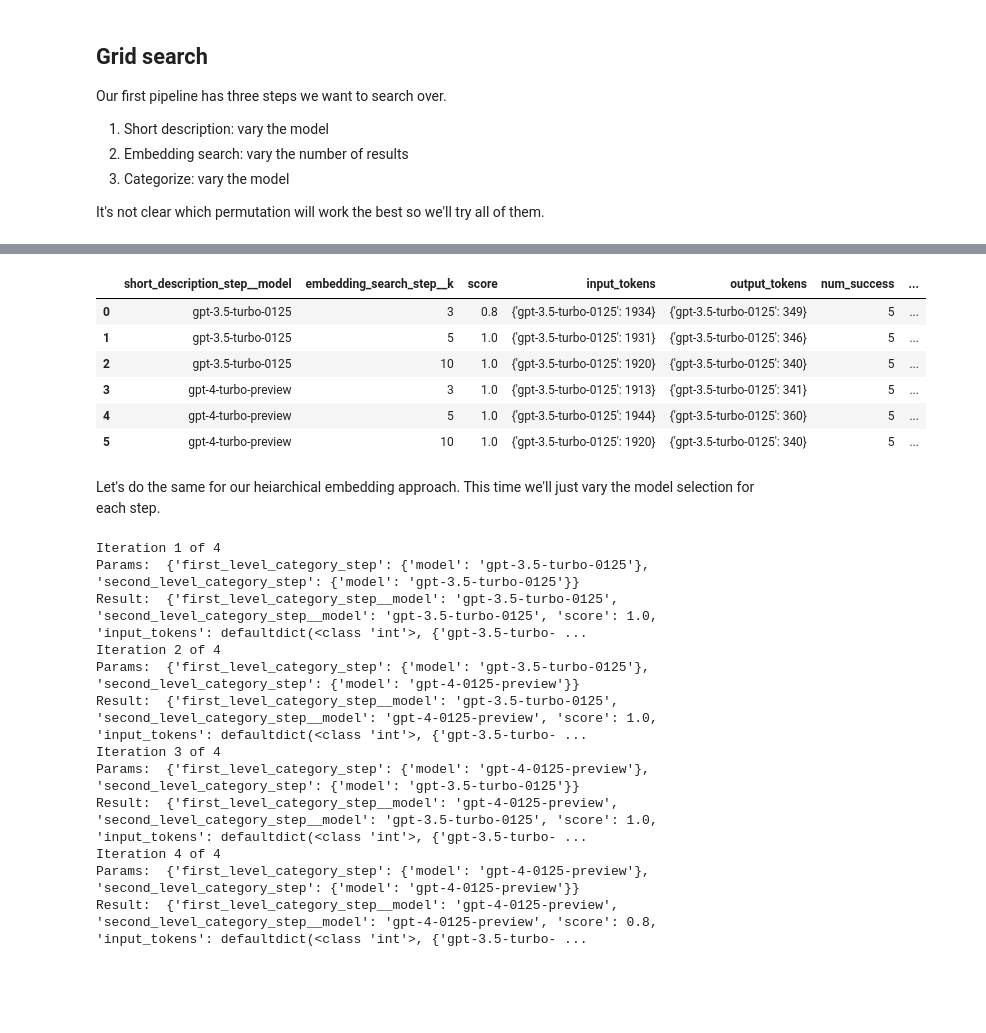
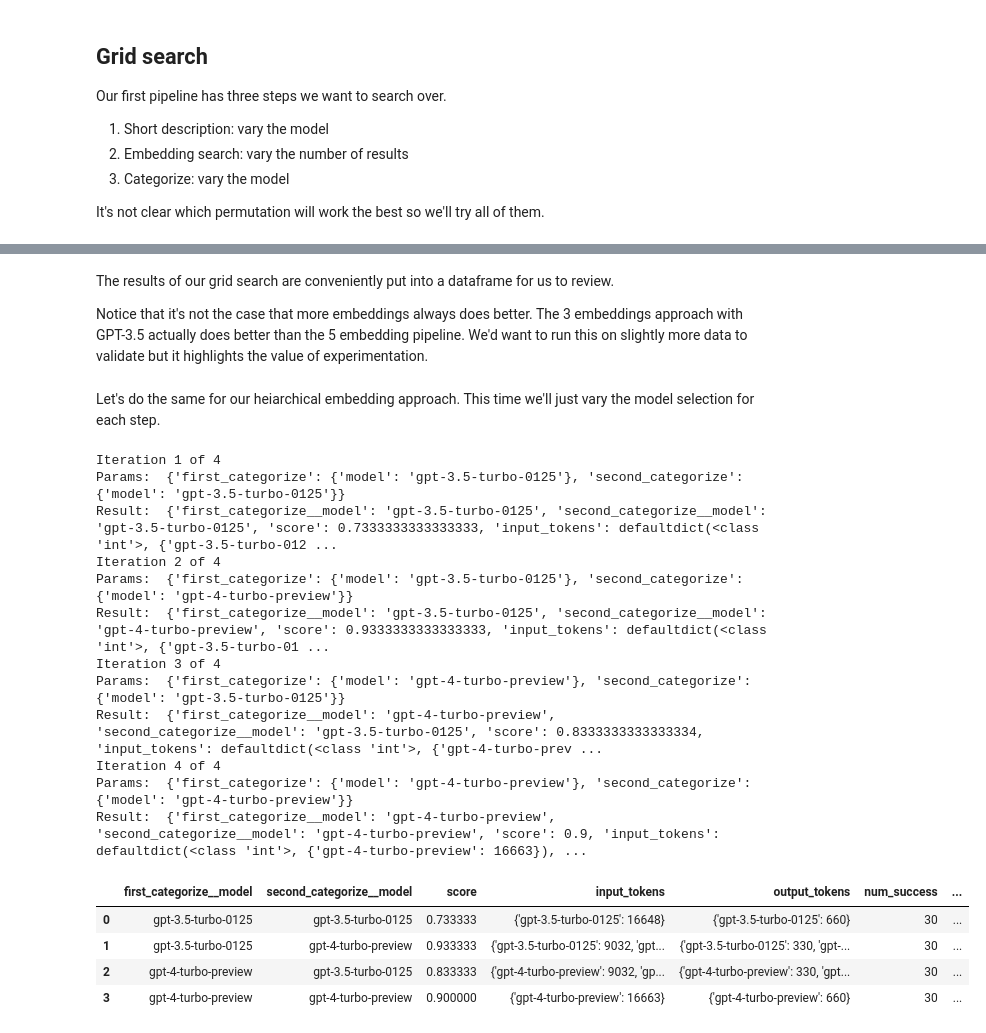
Before and after one commit to villagecomputing/superpipe, a Jupyter notebook: examples/comparing_pipelines/furniture.ipynb, the cells around one changed output, grey strips where cells are left out. Drawn from its saved outputs; the diff is of its cells as text; code cells hidden in the pictures; blank space fills up the shorter version.

```diff
--- a/examples/comparing_pipelines/furniture.ipynb
+++ b/examples/comparing_pipelines/furniture.ipynb
@@ -472,49 +507,38 @@ The results of our grid search are conveniently put into a dataframe for us to r
-# %%
-results_df
-# %% [output]
-|  | short_description_step__model | embedding_search_step__k | score | input_tokens | output_tokens | num_success | ... |
-| 0 | gpt-3.5-turbo-0125 | 3 | 0.8 | {'gpt-3.5-turbo-0125': 1934} | {'gpt-3.5-turbo-0125': 349} | 5 | ... |
-| 1 | gpt-3.5-turbo-0125 | 5 | 1.0 | {'gpt-3.5-turbo-0125': 1931} | {'gpt-3.5-turbo-0125': 346} | 5 | ... |
-| 2 | gpt-3.5-turbo-0125 | 10 | 1.0 | {'gpt-3.5-turbo-0125': 1920} | {'gpt-3.5-turbo-0125': 340} | 5 | ... |
-| 3 | gpt-4-turbo-preview | 3 | 1.0 | {'gpt-3.5-turbo-0125': 1913} | {'gpt-3.5-turbo-0125': 341} | 5 | ... |
-| 4 | gpt-4-turbo-preview | 5 | 1.0 | {'gpt-3.5-turbo-0125': 1944} | {'gpt-3.5-turbo-0125': 360} | 5 | ... |
-| 5 | gpt-4-turbo-preview | 10 | 1.0 | {'gpt-3.5-turbo-0125': 1920} | {'gpt-3.5-turbo-0125': 340} | 5 | ... |
+# %% [markdown]
+The results of our grid search are conveniently put into a dataframe for us to review.
+
+Notice that it's not the case that more embeddings always does better. The 3 embeddings approach with GPT-3.5 actually does better than the 5 embedding pipeline. We'd want to run this on slightly more data to validate but it highlights the value of experimentation.
 # %% [markdown]
 Let's do the same for our heiarchical embedding approach. This time we'll just vary the model selection for each step.
 # %%
-categorizer_llm_grid = pipeline.Pipeline([
-  first_level_category_step,
-  select_first_category_step,
-  second_level_category_step,
-  select_second_category_step,
-  combine_taxonomy_step
-], evaluation_fn=evaluate2)
-
-
 params_grid = {
-    'first_level_category_step': {
+    first_level_category_step.name: {
         'model': [models.gpt35, models.gpt4],
     },
-    'second_level_category_step': {
+    second_level_category_step.name: {
         'model': [models.gpt35, models.gpt4],
     },
 }
 
-small_df2 = df.head(5).copy()
+small_df2 = df.head(30).copy()
 
-grid_search2 = GridSearch(categorizer_llm_grid, params_grid)
-
-results_df2 = grid_search.apply(small_df2)
+search_llm = grid_search.GridSearch(categorizer_llm, params_grid)
+search_llm.apply(small_df2)
 # %% [output]
 Iteration 1 of 4
-Params:  {'first_level_category_step': {'model': 'gpt-3.5-turbo-0125'}, 'second_level_category_step': {'model': 'gpt-3.5-turbo-0125'}}
-Result:  {'first_level_category_step__model': 'gpt-3.5-turbo-0125', 'second_level_category_step__model': 'gpt-3.5-turbo-0125', 'score': 1.0, 'input_tokens': defaultdict(<class 'int'>, {'gpt-3.5-turbo- ...
+Params:  {'first_categorize': {'model': 'gpt-3.5-turbo-0125'}, 'second_categorize': {'model': 'gpt-3.5-turbo-0125'}}
+Result:  {'first_categorize__model': 'gpt-3.5-turbo-0125', 'second_categorize__model': 'gpt-3.5-turbo-0125', 'score': 0.7333333333333333, 'input_tokens': defaultdict(<class 'int'>, {'gpt-3.5-turbo-012 ...
 Iteration 2 of 4
-Params:  {'first_level_category_step': {'model': 'gpt-3.5-turbo-0125'}, 'second_level_category_step': {'model': 'gpt-4-0125-preview'}}
-Result:  {'first_level_category_step__model': 'gpt-3.5-turbo-0125', 'second_level_category_step__model': 'gpt-4-0125-preview', 'score': 1.0, 'input_tokens': defaultdict(<class 'int'>, {'gpt-3.5-turbo- ...
+Params:  {'first_categorize': {'model': 'gpt-3.5-turbo-0125'}, 'second_categorize': {'model': 'gpt-4-turbo-preview'}}
+Result:  {'first_categorize__model': 'gpt-3.5-turbo-0125', 'second_categorize__model': 'gpt-4-turbo-preview', 'score': 0.9333333333333333, 'input_tokens': defaultdict(<class 'int'>, {'gpt-3.5-turbo-01 ...
 Iteration 3 of 4
-Params:  {'first_level_category_step': {'model': 'gpt-4-0125-preview'}, 'second_level_category_step': {'model': 'gpt-3.5-turbo-0125'}}
-Result:  {'first_level_category_step__model': 'gpt-4-0125-preview', 'second_level_category_step__model': 'gpt-3.5-turbo-0125', 'score': 1.0, 'input_tokens': defaultdict(<class 'int'>, {'gpt-3.5-turbo- ...
+Params:  {'first_categorize': {'model': 'gpt-4-turbo-preview'}, 'second_categorize': {'model': 'gpt-3.5-turbo-0125'}}
+Result:  {'first_categorize__model': 'gpt-4-turbo-preview', 'second_categorize__model': 'gpt-3.5-turbo-0125', 'score': 0.8333333333333334, 'input_tokens': defaultdict(<class 'int'>, {'gpt-4-turbo-prev ...
 Iteration 4 of 4
-Params:  {'first_level_category_step': {'model': 'gpt-4-0125-preview'}, 'second_level_category_step': {'model': 'gpt-4-0125-preview'}}
-Result:  {'first_level_category_step__model': 'gpt-4-0125-preview', 'second_level_category_step__model': 'gpt-4-0125-preview', 'score': 0.8, 'input_tokens': defaultdict(<class 'int'>, {'gpt-3.5-turbo- ...
+Params:  {'first_categorize': {'model': 'gpt-4-turbo-preview'}, 'second_categorize': {'model': 'gpt-4-turbo-preview'}}
+Result:  {'first_categorize__model': 'gpt-4-turbo-preview', 'second_categorize__model': 'gpt-4-turbo-preview', 'score': 0.9, 'input_tokens': defaultdict(<class 'int'>, {'gpt-4-turbo-preview': 16663}), ...
+|  | first_categorize__model | second_categorize__model | score | input_tokens | output_tokens | num_success | ... |
+| 0 | gpt-3.5-turbo-0125 | gpt-3.5-turbo-0125 | 0.733333 | {'gpt-3.5-turbo-0125': 16648} | {'gpt-3.5-turbo-0125': 660} | 30 | ... |
+| 1 | gpt-3.5-turbo-0125 | gpt-4-turbo-preview | 0.933333 | {'gpt-3.5-turbo-0125': 9032, 'gpt... | {'gpt-3.5-turbo-0125': 330, 'gpt-... | 30 | ... |
+| 2 | gpt-4-turbo-preview | gpt-3.5-turbo-0125 | 0.833333 | {'gpt-4-turbo-preview': 9032, 'gp... | {'gpt-4-turbo-preview': 330, 'gpt... | 30 | ... |
+| 3 | gpt-4-turbo-preview | gpt-4-turbo-preview | 0.900000 | {'gpt-4-turbo-preview': 16663} | {'gpt-4-turbo-preview': 660} | 30 | ... |
```
Also changed, not shown: parts of 14 cells of this notebook.
